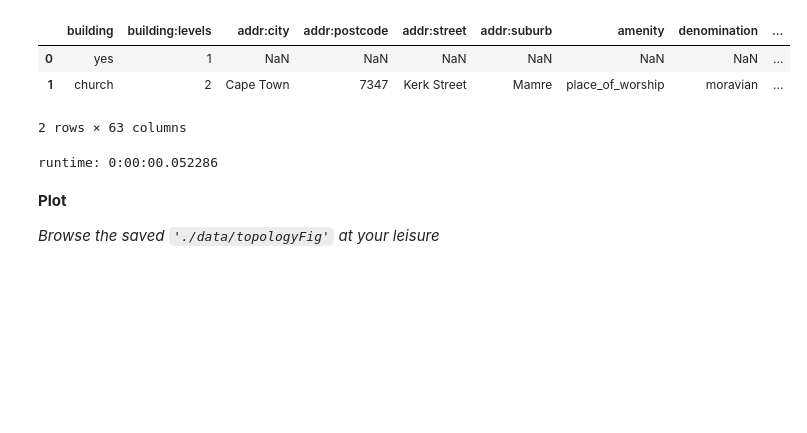
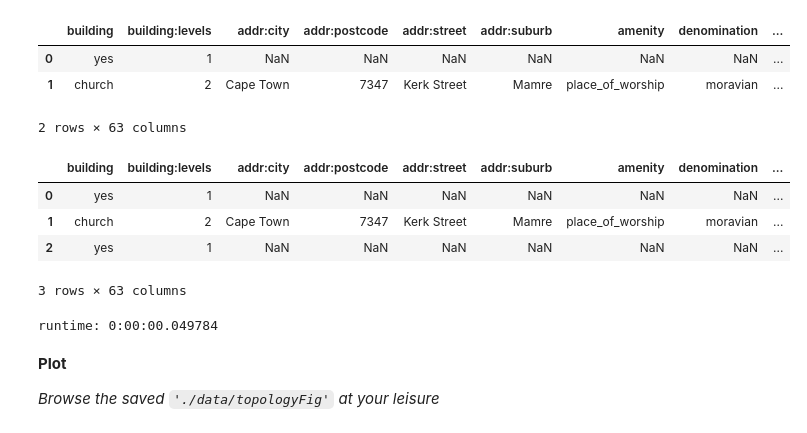
Before and after one commit to AdrianKriger/geo3D, a Jupyter notebook: village/osm_LoD1_3DCityModel-walkthrough.ipynb, the cells around one changed output. Drawn from its saved outputs; the diff is of its cells as text; code cells hidden in the pictures; blank space fills up the shorter version.

```diff
--- a/village/osm_LoD1_3DCityModel-walkthrough.ipynb
+++ b/village/osm_LoD1_3DCityModel-walkthrough.ipynb
@@ -81,17 +81,16 @@ jparams = json.load(open('../param/mamre_param.json'))
 #buildings
 query = """
     [out:json][timeout:360];
-    area[name='{0}'] ->.b;
-    // -- target area ~ can be way or relation
-    {1}(area.b)[name='{2}'];
-    map_to_area -> .a;
-        // I want all buildings ~ with levels tagged
-        (way['building'](area.a);
+    // --when areas have duplicate names given the world has a limited amount of uniquely named places
+    area[name='{0}'] -> .parentArea;
+    area[name='{2}'](area.parentArea) -> .targetArea;    // -- target area ~ can be way or relation
+        // I want all buildings
+        (way['building'](area.targetArea);
         // and relation type=multipolygon ~ to removed courtyards from buildings
-        relation['building']["type"="multipolygon"](area.a);
+        relation["building"]["type"="multipolygon"](area.targetArea);
     );
     out count;
-    out geom;
+    out geom 2500;
     """.format(jparams['LargeArea'], jparams['osm_type'], jparams['FocusArea'])
 # %%
 #- execute function and harvest blds.
@@ -291,8 +289,14 @@ with np.errstate(invalid='ignore'):
 ts = city3D.GeoDataFrameLite.from_json(simplified_geojson)
 ts.crs = epsg
 # %%
-#ts.head(3)
+ts.head(3)
 #len(ts)
+# %% [output]
+|  | building | building:levels | addr:city | addr:postcode | addr:street | addr:suburb | amenity | denomination | ... |
+| 0 | yes | 1 | NaN | NaN | NaN | NaN | NaN | NaN | ... |
+| 1 | church | 2 | Cape Town | 7347 | Kerk Street | Mamre | place_of_worship | moravian | ... |
+| 2 | yes | 1 | NaN | NaN | NaN | NaN | NaN | NaN | ... |
+3 rows × 63 columns
 # %%
 # prepare to plot (more buildings = more time)
 start = time.time()
@@ -316,7 +320,7 @@ new_df1 = ts_copy.iloc[list(overlap_idx)].reset_index(drop=True)
 end = time.time()
 print('runtime:', str(timedelta(seconds=(end - start))))
 # %% [output]
-runtime: 0:00:00.052286
+runtime: 0:00:00.049784
 # %% [markdown]
 **Plot**
 
```
Also changed, not shown: parts of 4 cells of this notebook, 4 other files.
